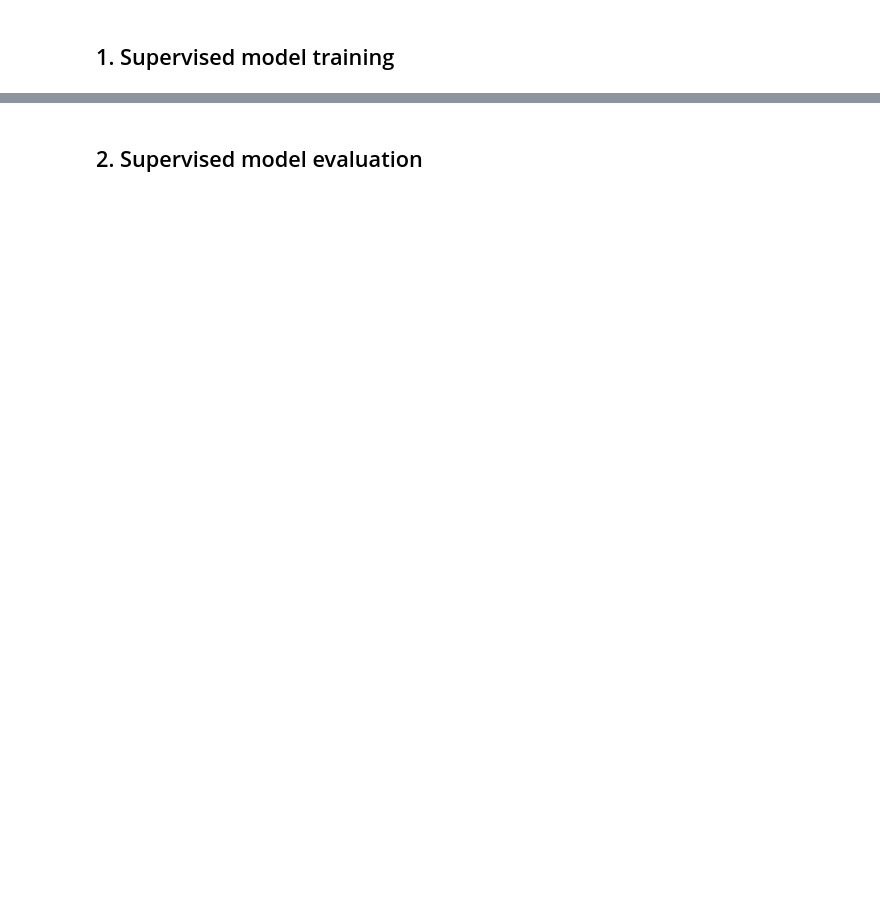
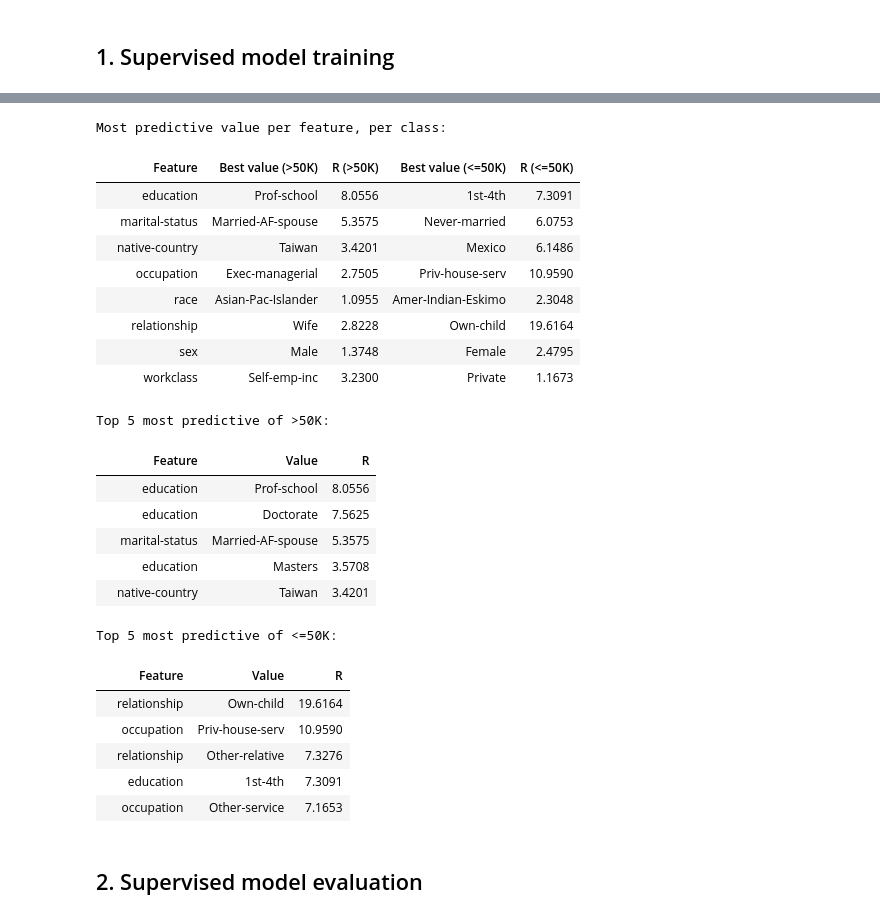
Before and after one commit to qitaoshi/Machine-Learning-Project1, a Jupyter notebook: COMP30027_2026_asst1_template.ipynb, the cells around one changed output, grey strips where cells are left out. Cells and saved outputs as stored; diff of their text form; code cells hidden in the pictures; blank space fills up the shorter version.

```diff
--- a/COMP30027_2026_asst1_template.ipynb
+++ b/COMP30027_2026_asst1_template.ipynb
@@ -240,2 +226,73 @@ Visualising the learned Gaussian likelihoods helps assess which continuous featu
+# %%
+def top_categories_df(rows):
+    df = pd.DataFrame(rows, columns=["Feature", "Value", "R"])
+    df["R"] = df["R"].map(lambda x: f"{x:.4f}")
+    df.index = [""] * len(df)
+    return df
+
+
+def best_per_feature(model, c1_idx, c2_idx):
+    best = {}
+    for fi, feat in enumerate(CATEGORICAL_FEATURES):
+        log_prob = model.cnb.feature_log_prob_[fi]
+        best_r, best_v = -np.inf, None
+        for vi, v in enumerate(model.encoder.categories_[fi]):
+            r = float(log_prob[c1_idx, vi + 1] - log_prob[c2_idx, vi + 1])
+            if r > best_r:
+                best_r, best_v = r, v
+        best[feat] = (best_v, np.exp(best_r))
+    return best
+
+
+c1, c2 = model.classes_[1], model.classes_[0]   # >50K, <=50K
+best_c1 = best_per_feature(model, c1_idx=1, c2_idx=0)
+best_c2 = best_per_feature(model, c1_idx=0, c2_idx=1)
+
+per_feat_rows = []
+for feat in CATEGORICAL_FEATURES:
+    v1, r1 = best_c1[feat]
+    v2, r2 = best_c2[feat]
+    per_feat_rows.append({
+        "Feature":          feat,
+        f"Best value ({c1})": v1,
+        f"R ({c1})":          f"{r1:.4f}",
+        f"Best value ({c2})": v2,
+        f"R ({c2})":          f"{r2:.4f}",
+    })
+df_per_feat = pd.DataFrame(per_feat_rows)
+df_per_feat.index = [""] * len(df_per_feat)
+print("Most predictive value per feature, per class:")
+display(df_per_feat)
+
+print(f"Top 5 most predictive of {model.classes_[1]}:")
+display(top_categories_df(model.predict_top_categories(c1_idx=1, c2_idx=0, top_n=5)))
+
+print(f"Top 5 most predictive of {model.classes_[0]}:")
+display(top_categories_df(model.predict_top_categories(c1_idx=0, c2_idx=1, top_n=5)))
+# %% [output]
+Most predictive value per feature, per class:
+|  | Feature | Best value (>50K) | R (>50K) | Best value (<=50K) | R (<=50K) |
+|  | education | Prof-school | 8.0556 | 1st-4th | 7.3091 |
+|  | marital-status | Married-AF-spouse | 5.3575 | Never-married | 6.0753 |
+|  | native-country | Taiwan | 3.4201 | Mexico | 6.1486 |
+|  | occupation | Exec-managerial | 2.7505 | Priv-house-serv | 10.9590 |
+|  | race | Asian-Pac-Islander | 1.0955 | Amer-Indian-Eskimo | 2.3048 |
+|  | relationship | Wife | 2.8228 | Own-child | 19.6164 |
+|  | sex | Male | 1.3748 | Female | 2.4795 |
+|  | workclass | Self-emp-inc | 3.2300 | Private | 1.1673 |
+Top 5 most predictive of >50K:
+|  | Feature | Value | R |
+|  | education | Prof-school | 8.0556 |
+|  | education | Doctorate | 7.5625 |
+|  | marital-status | Married-AF-spouse | 5.3575 |
+|  | education | Masters | 3.5708 |
+|  | native-country | Taiwan | 3.4201 |
+Top 5 most predictive of <=50K:
+|  | Feature | Value | R |
+|  | relationship | Own-child | 19.6164 |
+|  | occupation | Priv-house-serv | 10.9590 |
+|  | relationship | Other-relative | 7.3276 |
+|  | education | 1st-4th | 7.3091 |
+|  | occupation | Other-service | 7.1653 |
 # %% [markdown]
 ## 2. Supervised model evaluation
```
Also changed, not shown: parts of 15 cells of this notebook, 1 other file.
